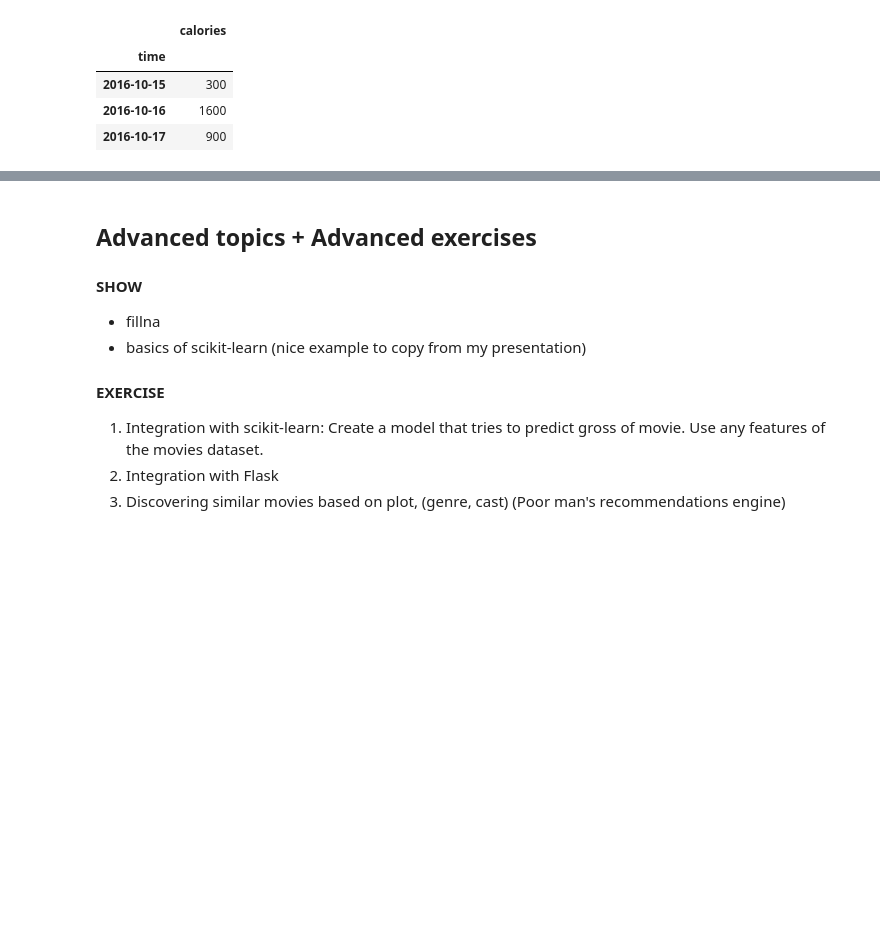
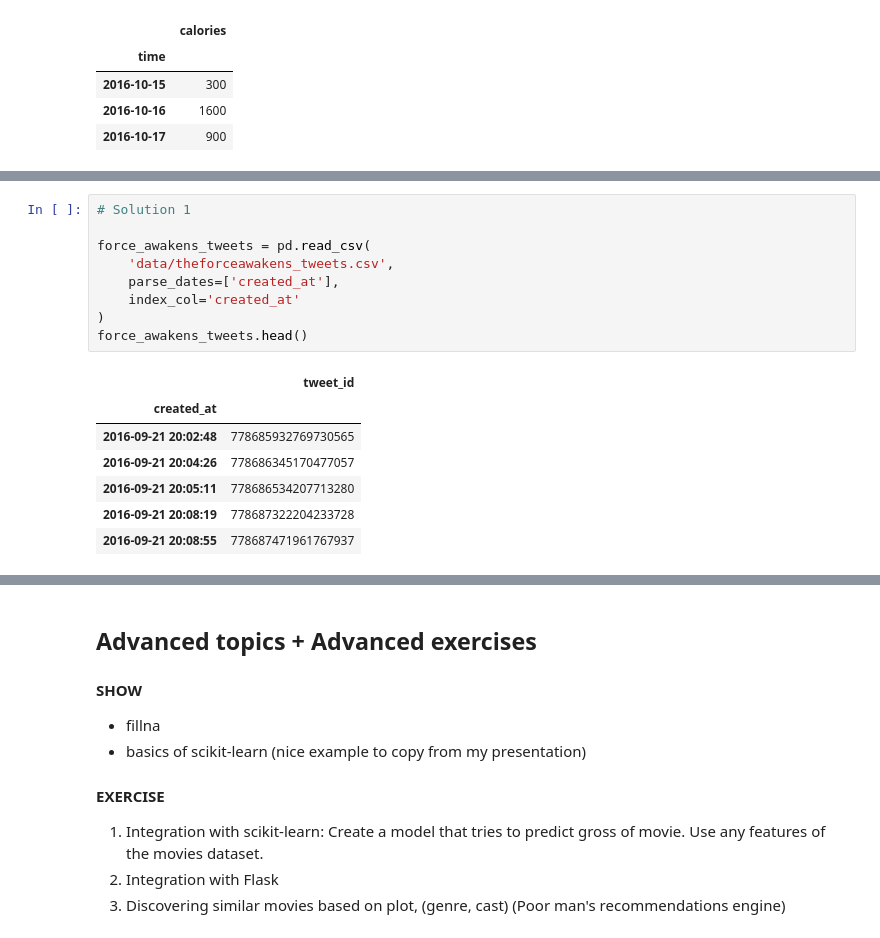
Before and after one commit to grechut/first-steps-with-pandas, a Jupyter notebook: pyconpl-workshop/first-steps-with-pandas-with-solutions.ipynb, the cells around one changed output, grey strips where cells are left out. Drawn from its saved outputs; the diff is of its cells as text; blank space fills up the shorter version.

```diff
--- a/pyconpl-workshop/first-steps-with-pandas-with-solutions.ipynb
+++ b/pyconpl-workshop/first-steps-with-pandas-with-solutions.ipynb
@@ -1418,0 +1421,17 @@ pd.merge(
+# %%
+# Solution 1
+
+force_awakens_tweets = pd.read_csv(
+    'data/theforceawakens_tweets.csv',
+    parse_dates=['created_at'],
+    index_col='created_at'
+)
+force_awakens_tweets.head()
+# %% [output]
+|  | tweet_id |
+| created_at |  |
+| 2016-09-21 20:02:48 | 778685932769730565 |
+| 2016-09-21 20:04:26 | 778686345170477057 |
+| 2016-09-21 20:05:11 | 778686534207713280 |
+| 2016-09-21 20:08:19 | 778687322204233728 |
+| 2016-09-21 20:08:55 | 778687471961767937 |
```
Also changed, not shown: parts of 15 cells of this notebook, 2 other files.
